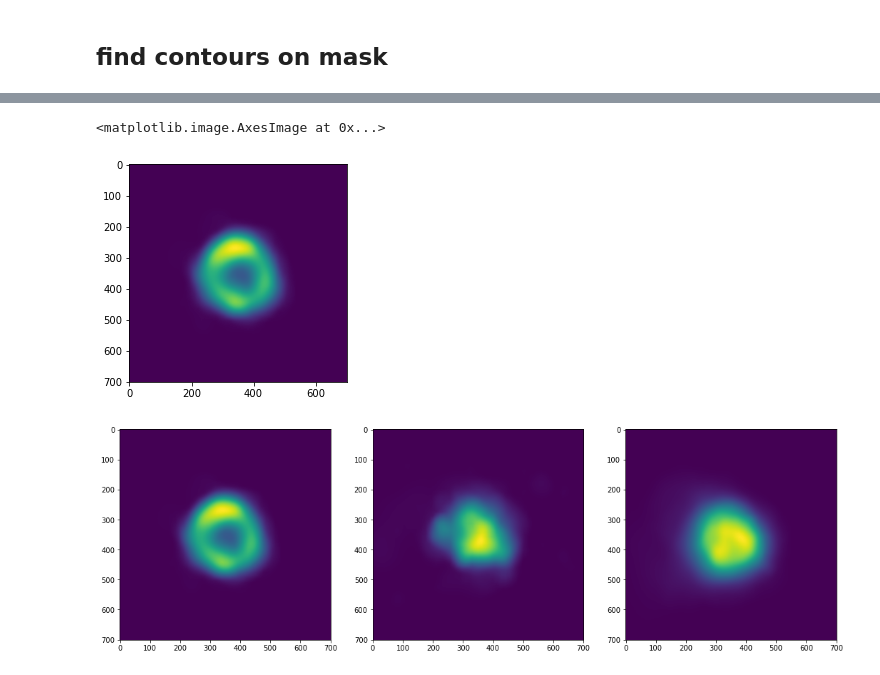
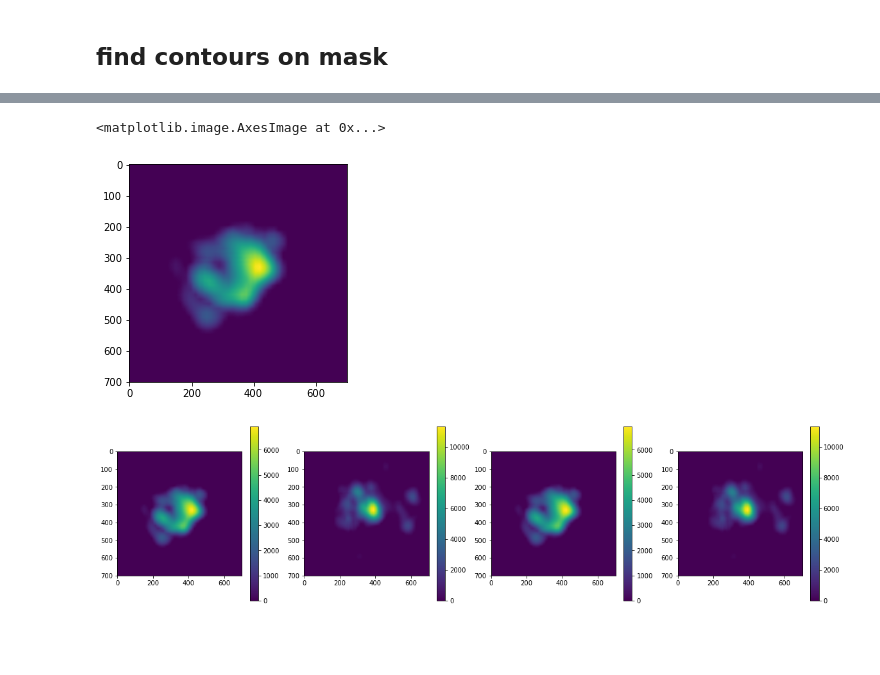
Before and after one commit to JiaaZe/Enface-giantin-project, a Jupyter notebook: jupyter_src/evaluate.ipynb, the cells around one changed output, grey strips where cells are left out. Saved outputs shown, nothing was run; the diff lists cells and outputs as text; code cells hidden in the pictures; blank space fills up the shorter version.

```diff
--- a/jupyter_src/evaluate.ipynb
+++ b/jupyter_src/evaluate.ipynb
@@ -200,7 +198,7 @@ plt.imshow(golgi_image_list[k][1])
 # %%
 threshold = 0.5
 # %%
-k = 4
+k = 1
 print(eval_tifpath_list[k])
 thres_mask = np.array(unpad_mask_list[k] > threshold, dtype=np.uint8)
 golgi = tf.keras.utils.normalize(golgi_image_list[k], axis=1)
@@ -225,7 +223,7 @@ nrow = int(np.sqrt(test_giantin_patches.shape[0]))
 plt.figure(figsize=(20, 10))
 
 for i, patch in enumerate(test_giantin_patches):
-    pos = i // 5 * 5 + i + 1
+    pos = i // nrow * nrow + i + 1
     plt.subplot(nrow, 2 * nrow, pos)
     plt.imshow(patch)
 
@@ -247,5 +244,9 @@ for i, patch in enumerate(test_pred_mask_patches):
 # %% [markdown]
 ## find contours on mask
+# %%
+threshold = 0.5
+k = 2
+thres_mask = np.array(unpad_mask_list[k] > threshold, dtype=np.uint8)
 # %%
 import cv2
 # %%
@@ -263,15 +264,20 @@ finished_golgi_list = []
 target_size = 701
 center_coordinate = (350, 350)
 for i, contour in enumerate(contours):
+    print(i)
+    contourArea = cv2.contourArea(contour)
+    if cv2.contourArea(contour) < contour_area_threshold:
+        print("Area of contour too small: {}".format(contourArea))
+        continue
     rect_size = 50
     sub_list = None
-    print(i)
     for _ in range(2):
-        crop_golgi, flag, sub_list = check_contours(golgi_image, pred_mask, contour, giantin_channel=giantin_channel,
+        crop_golgi, flag, sub_list = check_contours(golgi_image, pred_mask, contour,
+                                                    giantin_channel=giantin_channel,
                                                     min_giantin_area=contour_area_threshold, sub_list=sub_list,
                                                     giantin_possibility_threshold=giantin_possibility_threshold,
                                                     rect_size=rect_size,
-                                                    show_plt=True)
+                                                    show_plt=True, overlapping=False)
         if flag:
             crop_giantin = crop_golgi[:, :, giantin_channel]
             mx, my = cal_center_of_mass(crop_giantin)
@@ -339,17 +400,28 @@ print(mean_golgi.shape)
 # %%
-plt.imshow(mean_golgi)
+plt.imshow(mean_golgi[:, :, 0])
 # %% [output]
 <matplotlib.image.AxesImage at 0x...>
-[figure, old version]
+[figure, new version]
 # %%
 fig = mean_golgi
-plt.figure(figsize=(18, 10))
-plt.subplot(131)
-plt.imshow(fig[:, :, 0])
-plt.subplot(132)
-plt.imshow(fig[:, :, 1])
-plt.subplot(133)
-plt.imshow(fig[:, :, 2])
+f = plt.figure(figsize=(20, 5))
+ax = plt.subplot(141)
+a = plt.imshow(fig[:, :, 0])
+plt.colorbar(a, ax=ax)
+
+ax = plt.subplot(142)
+b = plt.imshow(fig[:, :, 1])
+plt.colorbar(b, ax=ax)
+ax = plt.subplot(143)
+
+a = plt.imshow(fig[:, :, 0])
+plt.colorbar(a, ax=ax)
+
+ax = plt.subplot(144)
+b = plt.imshow(fig[:, :, 1])
+plt.colorbar(b, ax=ax)
+# plt.subplot(133)
+# plt.imshow(fig[:, :, 2])
 plt.show()
 # %% [output]
-[figure, old version]
+[figure, new version]
```
Also changed, not shown: parts of 21 cells of this notebook.
